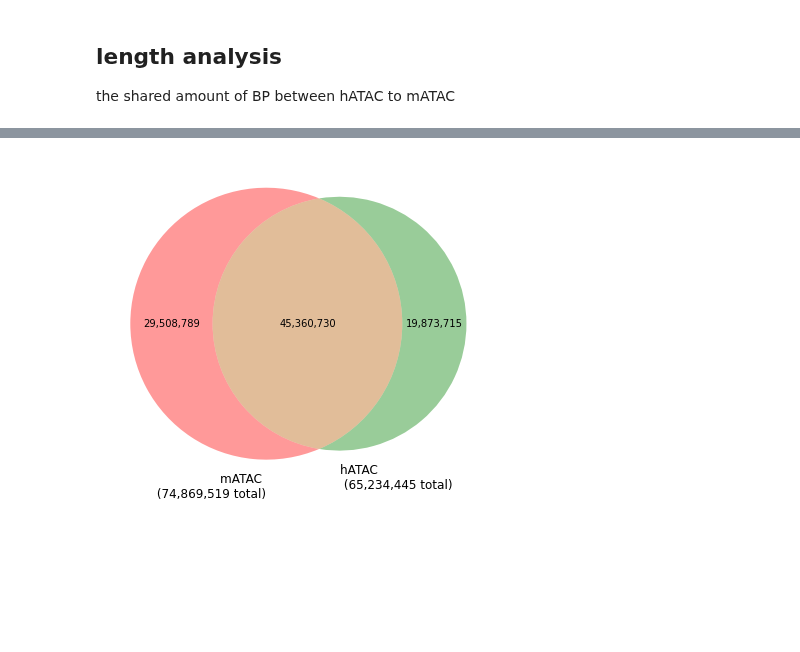
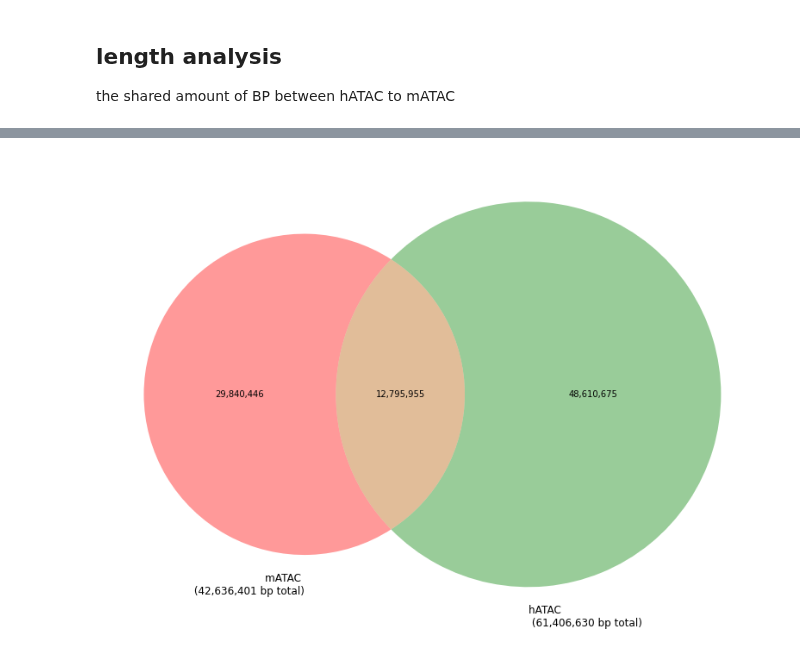
Before and after one commit to Toozig/gnomAD_df_class, a Jupyter notebook: interval_analysis.ipynb, the cells around one changed output, grey strips where cells are left out. Saved outputs shown, nothing was run; the diff lists cells and outputs as text; code cells hidden in the pictures; blank space fills up the shorter version.

```diff
--- a/interval_analysis.ipynb
+++ b/interval_analysis.ipynb
@@ -5,4 +5,8 @@ from matplotlib import pyplot as plt
 import numpy as np
 from matplotlib_venn import venn2, venn2_circles
 # %%
-peak_path = 'data/hATAC_mATAC_peak.bed.gz'
+hATAC = pd.read_csv('data/hATAC_Dec_05_22.csv', index_col=0)
+hATAC.columns = ['CHROM', 'FROM','TO','ID']
+mATAC = pd.read_csv('data/mm10_hg38_cm_result.csv', index_col=0)
+mATAC.columns = ['CHROM', 'FROM','TO', 'start_idx','end_idx','ID','length']
+mATAC_hATAC = pd.read_excel('data/mATAC_hATAC_Dec_12_22.xlsx', index_col=0, engine='openpyxl')
@@ -60,15 +72,16 @@ the shared amount of BP between hATAC to mATAC
 # %%
-length_sum =  peak_df.groupby('label').length.sum()
 
-# v = venn2(subsets=(length_sum.mATAC, length_sum.hATAC, length_sum.both),
-#            set_labels = (f'mATAC \n ({length_sum.mATAC +length_sum.both} total)',
-#                         f'hATAC \n ({length_sum.hATAC +length_sum.both} total)'))
-plt.figure(figsize=(10,6))
-v = venn2(subsets=(length_sum.mATAC, length_sum.hATAC, length_sum.both),
-           set_labels = (f'mATAC \n (74,869,519 total)',
-                        f'hATAC \n (65,234,445 total)'))
-v.get_label_by_id('10').set_text('29,508,789')
-v.get_label_by_id('01').set_text('19,873,715')
-v.get_label_by_id('11').set_text('45,360,730')
+v = venn2(subsets=(tot_mATAC - tot_both, tot_hATAC - tot_both, tot_both),
+           set_labels = (f'mATAC \n ({tot_mATAC} peaks)',
+                        f'hATAC \n ({tot_hATAC} peaks)'))
-# %% [output]
-[figure, removed]
+# %%
+plt.figure(figsize=(16,10))
+v = venn2(subsets=(tot_mATAC - tot_both, tot_hATAC - tot_both, tot_both),
+           set_labels = (f'mATAC \n (42,636,401 bp total)',
+                        f'hATAC \n (61,406,630 bp total)'))
+v.get_label_by_id('10').set_text('29,840,446')
+v.get_label_by_id('01').set_text('48,610,675')
+v.get_label_by_id('11').set_text('12,795,955')
+plt.savefig('bp_count.png')
+# %% [output]
+[figure, added]
```
Also changed, not shown: parts of 5 cells of this notebook.
